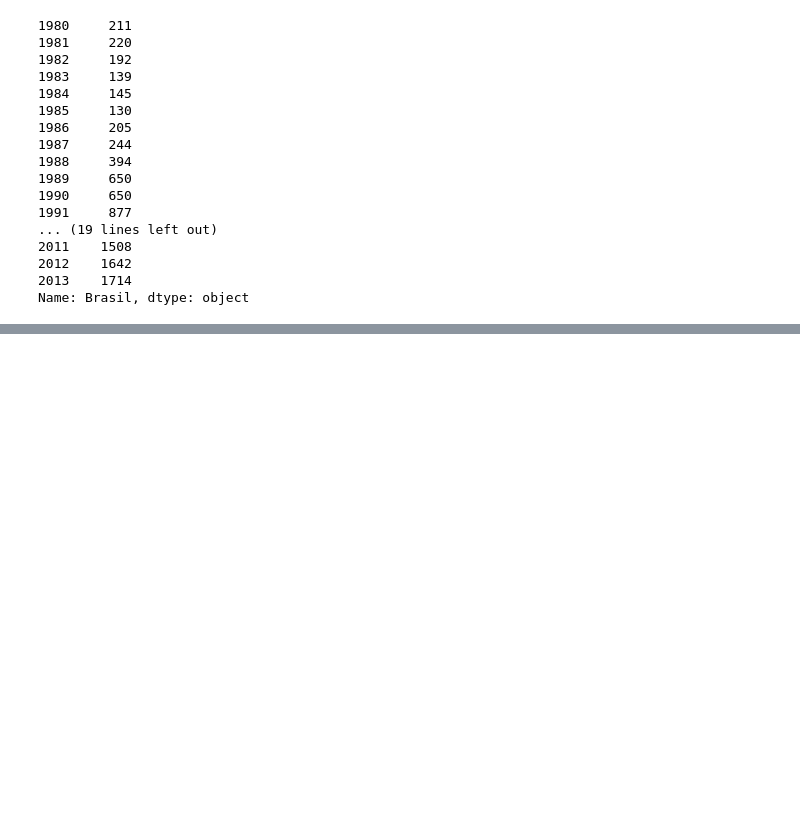
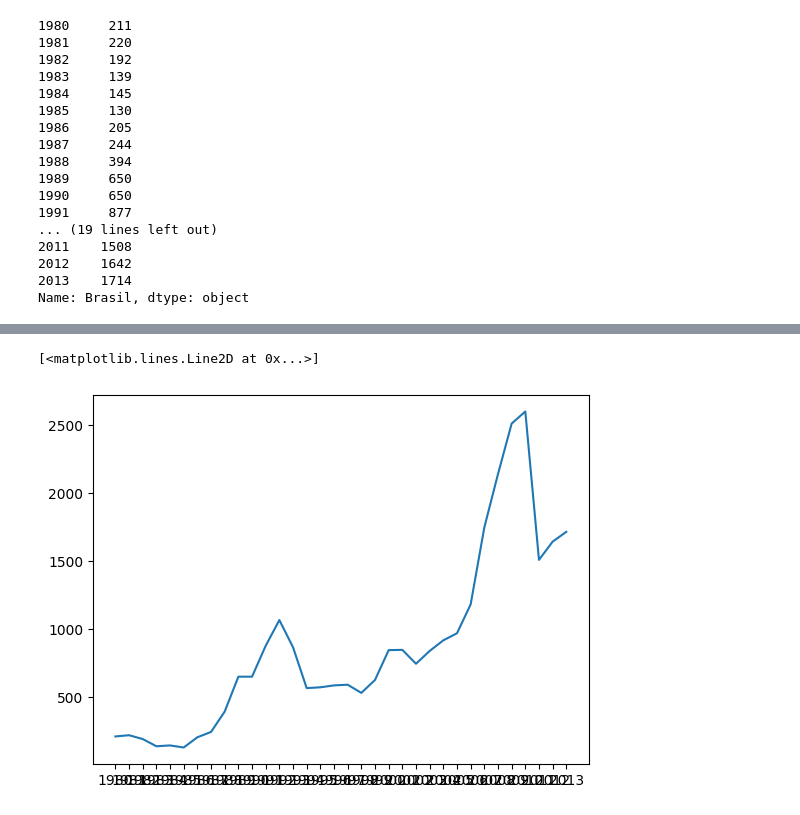
Before and after one commit to rivaldo/data_visualization_python, a Jupyter notebook: matplotlib.ipynb, the cells around one changed output, grey strips where cells are left out. Drawn from its saved outputs; the diff is of its cells as text; code cells hidden in the pictures; blank space fills up the shorter version.

```diff
--- a/matplotlib.ipynb
+++ b/matplotlib.ipynb
@@ -43,3 +45,7 @@ brasil
 2012    1642
 2013    1714
 Name: Brasil, dtype: object
+# %%
+brasil_dict = { 'ano': brasil.index.tolist(), 'imigrantes': brasil.values.tolist()}
+dados_brasil = pd.DataFrame(brasil_dict)
+dados_brasil.head()
@@ -45,0 +72,5 @@ Name: Brasil, dtype: object
+# %%
+plt.plot(dados_brasil['ano'], dados_brasil['imigrantes'])
+# %% [output]
+[<matplotlib.lines.Line2D at 0x...>]
+[figure, added]
```
Also changed, not shown: parts of 53 cells of this notebook, 3 other files.
